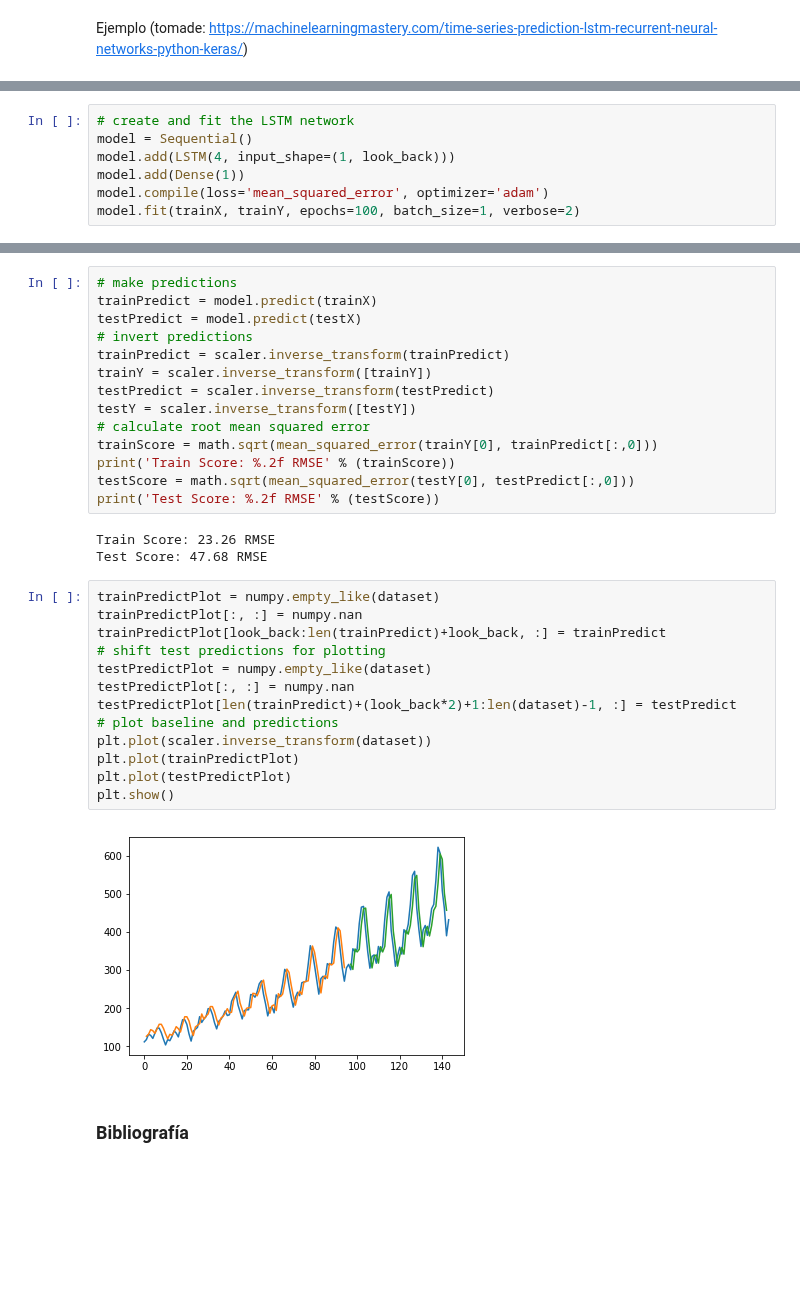
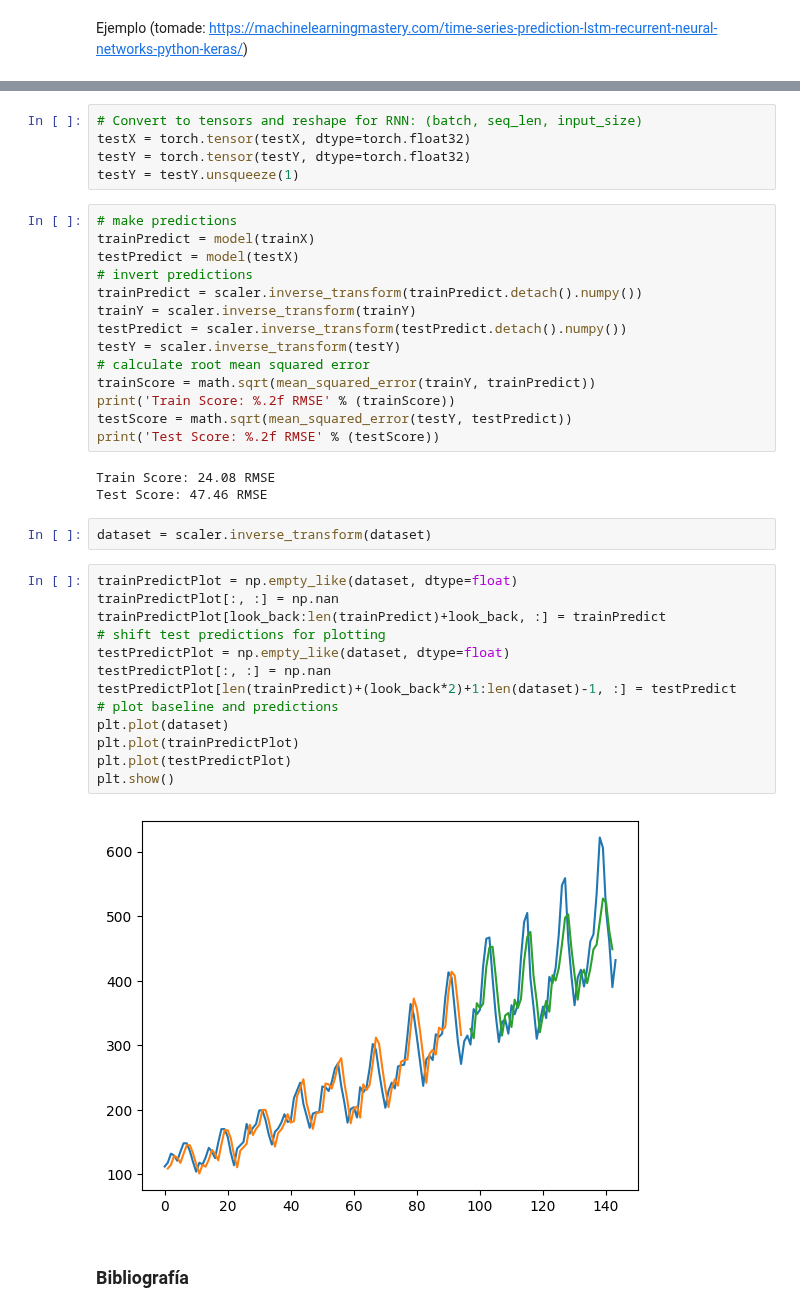
Before and after one commit to JulianCarvajal/Intro_ML_2025, a Jupyter notebook: Clase 14 - Redes Neuronales Recurrentes.ipynb, the cells around one changed output, grey strips where cells are left out. Cells and saved outputs as stored; diff of their text form; blank space fills up the shorter version.

```diff
--- a/Clase 14 - Redes Neuronales Recurrentes.ipynb
+++ b/Clase 14 - Redes Neuronales Recurrentes.ipynb
@@ -243,7 +316,0 @@ testX = numpy.reshape(testX, (testX.shape[0], 1, testX.shape[1]))
-# %%
-# create and fit the LSTM network
-model = Sequential()
-model.add(LSTM(4, input_shape=(1, look_back)))
-model.add(Dense(1))
-model.compile(loss='mean_squared_error', optimizer='adam')
-model.fit(trainX, trainY, epochs=100, batch_size=1, verbose=2)
@@ -269,35 +367,42 @@ Epoch 100/100
+# %%
+# Convert to tensors and reshape for RNN: (batch, seq_len, input_size)
+testX = torch.tensor(testX, dtype=torch.float32)
+testY = torch.tensor(testY, dtype=torch.float32)
+testY = testY.unsqueeze(1)
 # %%
 # make predictions
-trainPredict = model.predict(trainX)
-testPredict = model.predict(testX)
+trainPredict = model(trainX)
+testPredict = model(testX)
 # invert predictions
-trainPredict = scaler.inverse_transform(trainPredict)
-trainY = scaler.inverse_transform([trainY])
-testPredict = scaler.inverse_transform(testPredict)
-testY = scaler.inverse_transform([testY])
+trainPredict = scaler.inverse_transform(trainPredict.detach().numpy())
+trainY = scaler.inverse_transform(trainY)
+testPredict = scaler.inverse_transform(testPredict.detach().numpy())
+testY = scaler.inverse_transform(testY)
 # calculate root mean squared error
-trainScore = math.sqrt(mean_squared_error(trainY[0], trainPredict[:,0]))
+trainScore = math.sqrt(mean_squared_error(trainY, trainPredict))
 print('Train Score: %.2f RMSE' % (trainScore))
-testScore = math.sqrt(mean_squared_error(testY[0], testPredict[:,0]))
+testScore = math.sqrt(mean_squared_error(testY, testPredict))
 print('Test Score: %.2f RMSE' % (testScore))
 # %% [output]
-Train Score: 23.26 RMSE
-Test Score: 47.68 RMSE
+Train Score: 24.08 RMSE
+Test Score: 47.46 RMSE
+# %%
+dataset = scaler.inverse_transform(dataset)
 # %%
-trainPredictPlot = numpy.empty_like(dataset)
-trainPredictPlot[:, :] = numpy.nan
+trainPredictPlot = np.empty_like(dataset, dtype=float)
+trainPredictPlot[:, :] = np.nan
 trainPredictPlot[look_back:len(trainPredict)+look_back, :] = trainPredict
 # shift test predictions for plotting
-testPredictPlot = numpy.empty_like(dataset)
-testPredictPlot[:, :] = numpy.nan
+testPredictPlot = np.empty_like(dataset, dtype=float)
+testPredictPlot[:, :] = np.nan
 testPredictPlot[len(trainPredict)+(look_back*2)+1:len(dataset)-1, :] = testPredict
 # plot baseline and predictions
-plt.plot(scaler.inverse_transform(dataset))
+plt.plot(dataset)
 plt.plot(trainPredictPlot)
 plt.plot(testPredictPlot)
 plt.show()
 # %% [output]
-[figure, old version]
+[figure, new version]
 # %% [markdown]
 ### Bibliografía
 # %% [markdown]
```
Also changed, not shown: parts of 13 cells of this notebook.
